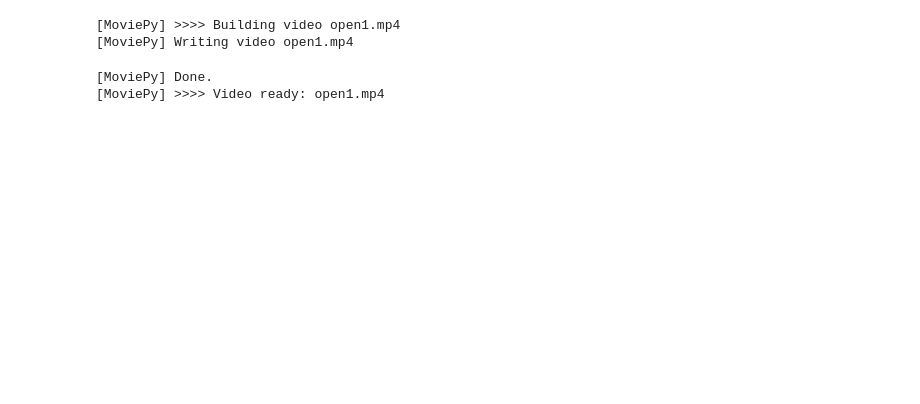
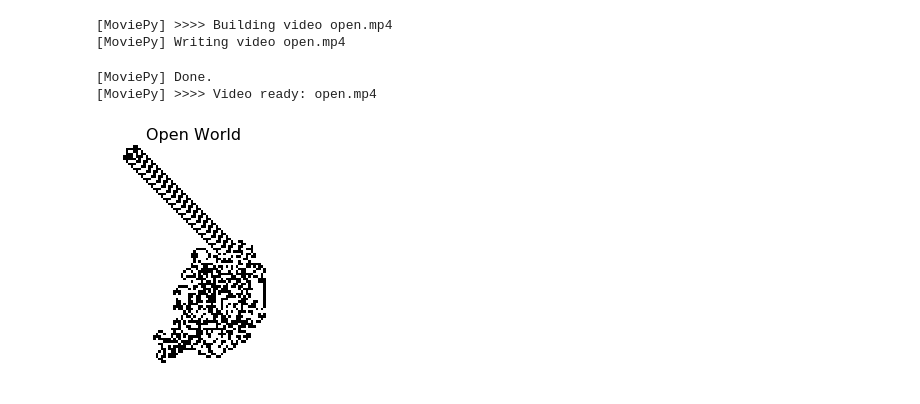
Before and after one commit to yojire/CSCS-530-Assignment3, a Jupyter notebook: main.ipynb, the cells around one changed output. Drawn from its saved outputs; the diff is of its cells as text; code cells hidden in the pictures; blank space fills up the shorter version.

```diff
--- a/main.ipynb
+++ b/main.ipynb
@@ -7,16 +0,0 @@ from moviepy.video.io.bindings import mplfig_to_npimage
-# %%
-up = np.complex(0,1)
-down = np.complex(0,-1)
-left = np.complex(-1,0)
-right = np.complex(1,0)
-
-turnl = np.complex(0,1)
-turnr = np.complex(0,-1)
-reverse = np.complex(-1,0)
-
-white = 0
-blue = 1
-red = 2
-black = 3
-
-quadcmap = ListedColormap(['w','b','r','k'])
@@ -94,16 +0,0 @@ class ant:
-# %%
-class OpenWorld:
-
-    def __init__(self, setting=defaultopen):
-        self.antlist = []
-        self.check_clr, self.recolor = setting
-
-    def add_ant(self, pos, dir2d, rule=RL):
-        self.antlist.append(ant(pos, dir2d, self.check_clr, rule))
-
-    def step(self):
-        changes = [a.step() for a in self.antlist]
-        [self.recolor(*change) for change in changes]
-
-    def steps(self, times=1):
-        [self.step() for _ in range(times)]
@@ -169,7 +69,5 @@ import langton
 # %%
-%matplotlib notebook
-
-world0 = OpenWorld()
-world0.add_ant((0,0), right)
-ani_gen_open(world0, 'open1.mp4', 'Open World', duration = 5)
+ow = OpenWorld()
+ow.add_ant((0,0), right)
+ow.ani_gen('open.mp4', 'Open World', duration = 240)
 # %% [output]
@@ -178,4 +74,5 @@ ani_gen_open(world0, 'open1.mp4', 'Open World', duration = 5)
-[MoviePy] >>>> Building video open1.mp4
-[MoviePy] Writing video open1.mp4
+[MoviePy] >>>> Building video open.mp4
+[MoviePy] Writing video open.mp4
 [MoviePy] Done.
-[MoviePy] >>>> Video ready: open1.mp4
+[MoviePy] >>>> Video ready: open.mp4
+[figure, added]
```
Also changed, not shown: parts of 28 cells of this notebook, 11 other files.
